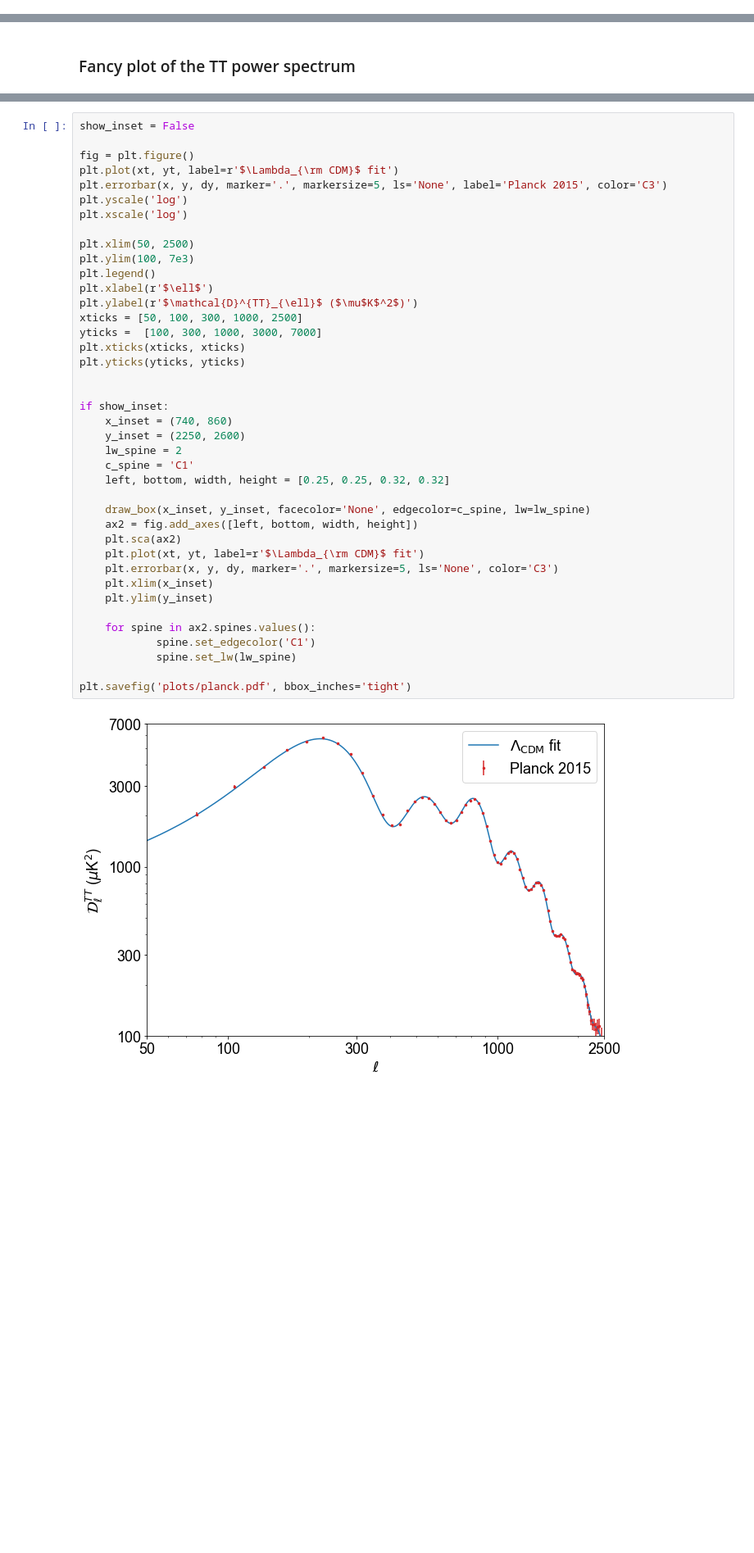
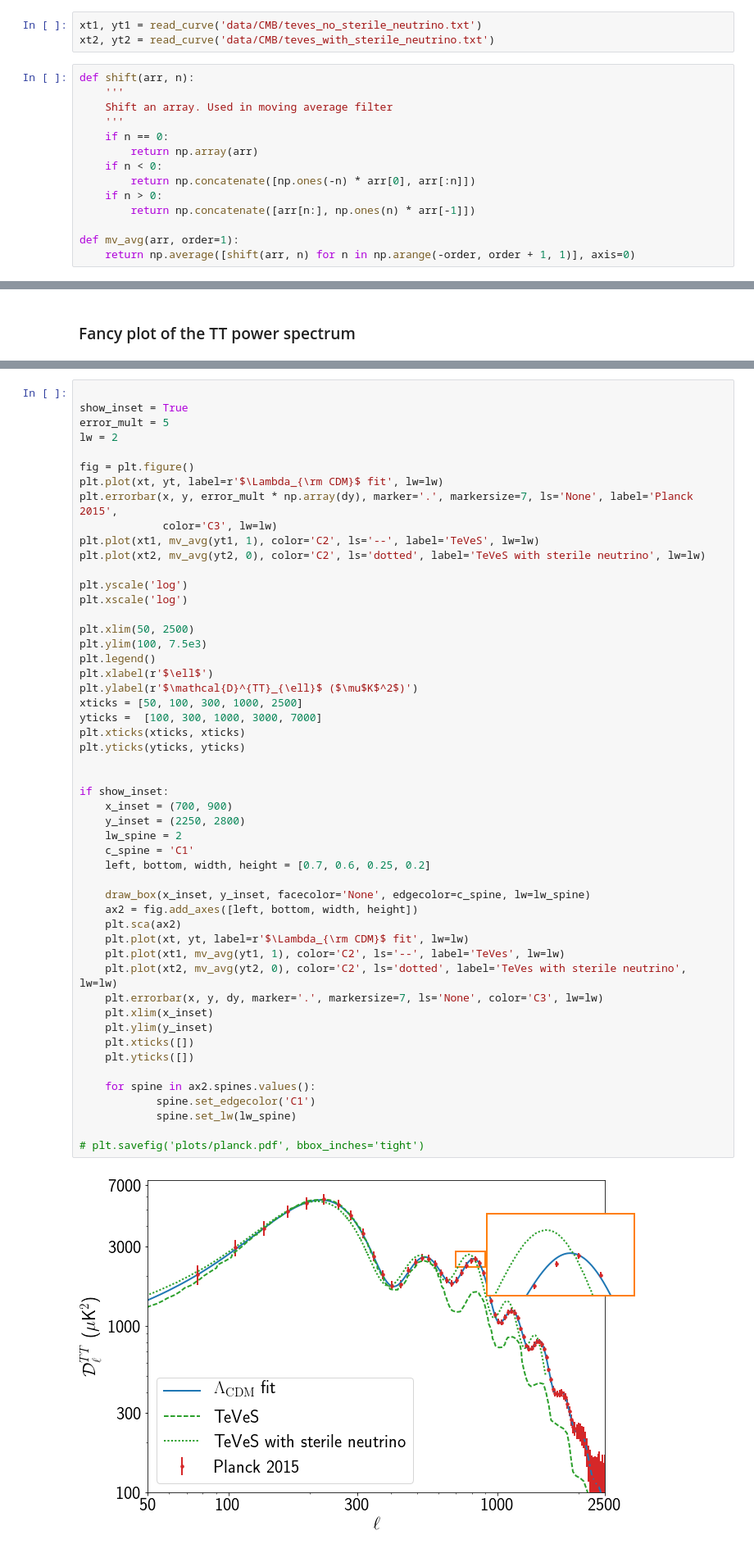
Before and after one commit to ErikHogenbirk/DMPlots, a Jupyter notebook: Planck.ipynb, the cells around one changed output, grey strips where cells are left out. Shown at 82% size. Cells and saved outputs as stored; diff of their text form; blank space fills up the shorter version.

```diff
--- a/Planck.ipynb
+++ b/Planck.ipynb
@@ -90,0 +108,17 @@ yt = theory[:, 1]
+# %%
+xt1, yt1 = read_curve('data/CMB/teves_no_sterile_neutrino.txt')
+xt2, yt2 = read_curve('data/CMB/teves_with_sterile_neutrino.txt')
+# %%
+def shift(arr, n):
+    '''
+    Shift an array. Used in moving average filter
+    '''
+    if n == 0:
+        return np.array(arr)
+    if n < 0:
+        return np.concatenate([np.ones(-n) * arr[0], arr[:n]])
+    if n > 0:
+        return np.concatenate([arr[n:], np.ones(n) * arr[-1]])
+
+def mv_avg(arr, order=1):
+    return np.average([shift(arr, n) for n in np.arange(-order, order + 1, 1)], axis=0)
@@ -95,45 +160,56 @@ yt = theory[:, 1]
 # %%
-show_inset = False
+
+show_inset = True
+error_mult = 5
+lw = 2
 
 fig = plt.figure()
-plt.plot(xt, yt, label=r'$\Lambda_{\rm CDM}$ fit')
-plt.errorbar(x, y, dy, marker='.', markersize=5, ls='None', label='Planck 2015', color='C3')
+plt.plot(xt, yt, label=r'$\Lambda_{\rm CDM}$ fit', lw=lw)
+plt.errorbar(x, y, error_mult * np.array(dy), marker='.', markersize=7, ls='None', label='Planck 2015',
+             color='C3', lw=lw)
+plt.plot(xt1, mv_avg(yt1, 1), color='C2', ls='--', label='TeVeS', lw=lw)
+plt.plot(xt2, mv_avg(yt2, 0), color='C2', ls='dotted', label='TeVeS with sterile neutrino', lw=lw)
+
 plt.yscale('log')
 plt.xscale('log')
 
 plt.xlim(50, 2500)
-plt.ylim(100, 7e3)
+plt.ylim(100, 7.5e3)
 plt.legend()
 plt.xlabel(r'$\ell$')
 plt.ylabel(r'$\mathcal{D}^{TT}_{\ell}$ ($\mu$K$^2$)')
 xticks = [50, 100, 300, 1000, 2500]
 yticks =  [100, 300, 1000, 3000, 7000]
 plt.xticks(xticks, xticks)
 plt.yticks(yticks, yticks)
 
 
 if show_inset:
-    x_inset = (740, 860)
-    y_inset = (2250, 2600)
+    x_inset = (700, 900)
+    y_inset = (2250, 2800)
     lw_spine = 2
     c_spine = 'C1'
-    left, bottom, width, height = [0.25, 0.25, 0.32, 0.32]
+    left, bottom, width, height = [0.7, 0.6, 0.25, 0.2]
 
     draw_box(x_inset, y_inset, facecolor='None', edgecolor=c_spine, lw=lw_spine)
     ax2 = fig.add_axes([left, bottom, width, height])
     plt.sca(ax2)
-    plt.plot(xt, yt, label=r'$\Lambda_{\rm CDM}$ fit')
-    plt.errorbar(x, y, dy, marker='.', markersize=5, ls='None', color='C3')
+    plt.plot(xt, yt, label=r'$\Lambda_{\rm CDM}$ fit', lw=lw)
+    plt.plot(xt1, mv_avg(yt1, 1), color='C2', ls='--', label='TeVes', lw=lw)
+    plt.plot(xt2, mv_avg(yt2, 0), color='C2', ls='dotted', label='TeVes with sterile neutrino', lw=lw)
+    plt.errorbar(x, y, dy, marker='.', markersize=7, ls='None', color='C3', lw=lw)
     plt.xlim(x_inset)
     plt.ylim(y_inset)
+    plt.xticks([])
+    plt.yticks([])
 
     for spine in ax2.spines.values():
             spine.set_edgecolor('C1')
             spine.set_lw(lw_spine)
 
-plt.savefig('plots/planck.pdf', bbox_inches='tight')
+# plt.savefig('plots/planck.pdf', bbox_inches='tight')
 # %% [output]
-[figure, old version]
+[figure, new version]
 # %% [markdown]
 ## Other plots
 # %% [markdown]
```
Also changed, not shown: parts of 6 cells of this notebook, 21 other files.
